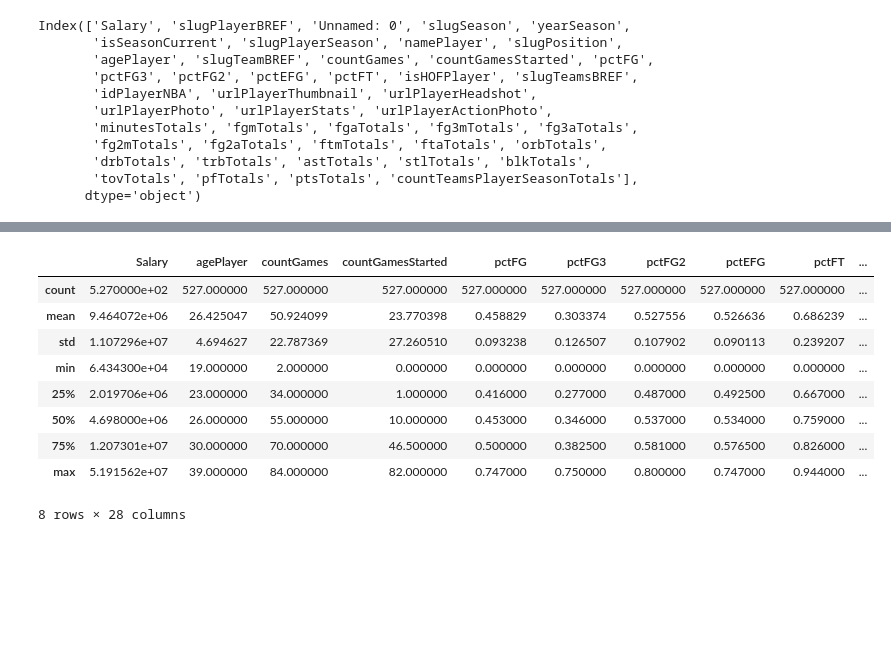
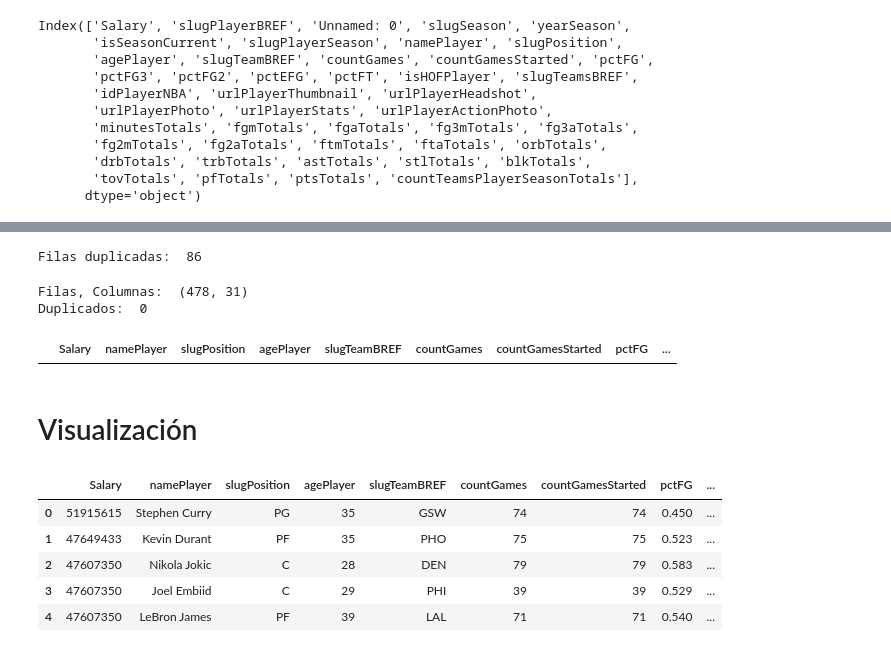
Before and after one commit to m-1806/nba, a Jupyter notebook: M.ipynb, the cells around one changed output, grey strips where cells are left out. Cells and saved outputs as stored; diff of their text form; code cells hidden in the pictures; blank space fills up the shorter version.

Commit message:
merge

```diff
--- a/M.ipynb
+++ b/M.ipynb
@@ -140,6 +100,7 @@ Index(['Unnamed: 0', 'slugSeason', 'yearSeason', 'isSeasonCurrent',
 # %%
-SS = pd.merge(salary, stats,how='inner', on='slugPlayerBREF')
-SS
+# Juntamos salary2 y stats en 1 dataset
+SS = pd.merge(salary2, stats,how='inner', on='slugPlayerBREF')
+SS.head(3)
 # %% [output]
 |  | Salary | slugPlayerBREF | Unnamed: 0 | slugSeason | yearSeason | isSeasonCurrent | slugPlayerSeason | ... |
 | 0 | 51915615 | curryst01 | 114 | 2023-24 | 2023 | False | curryst01_2024 | ... |
@@ -157,3 +108,0 @@ SS
-# %%
-SS = SS.dropna(subset=['Salary'])
-SS
@@ -185,12 +120,3 @@ Index(['Salary', 'slugPlayerBREF', 'Unnamed: 0', 'slugSeason', 'yearSeason',
        'drbTotals', 'trbTotals', 'astTotals', 'stlTotals', 'blkTotals',
        'tovTotals', 'pfTotals', 'ptsTotals', 'countTeamsPlayerSeasonTotals'],
       dtype='object')
-# %%
-SS = SS[['namePlayer','Salary', 'slugPlayerBREF', 'slugPosition',
-       'agePlayer', 'slugTeamBREF', 'countGames', 'countGamesStarted', 'pctFG',
-       'pctFG3', 'pctFG2', 'pctEFG', 'pctFT', 'isHOFPlayer', 'slugTeamsBREF',
-       'idPlayerNBA', 'minutesTotals', 'fgmTotals', 'fgaTotals', 'fg3mTotals', 'fg3aTotals',
-       'fg2mTotals', 'fg2aTotals', 'ftmTotals', 'ftaTotals', 'orbTotals',
-       'drbTotals', 'trbTotals', 'astTotals', 'stlTotals', 'blkTotals',
-       'tovTotals', 'pfTotals', 'ptsTotals']]
-SS
@@ -210,0 +123,7 @@ SS
+# %%
+# Eliminamos columnas inecesarias
+SS = SS.drop(columns=['slugPlayerBREF', 'Unnamed: 0', 'slugSeason', 'yearSeason',
+       'isSeasonCurrent', 'slugPlayerSeason', 'idPlayerNBA', 'urlPlayerThumbnail',
+       'urlPlayerHeadshot', 'urlPlayerPhoto', 'urlPlayerStats', 'urlPlayerActionPhoto',
+       'countTeamsPlayerSeasonTotals', 'isHOFPlayer'])
+SS.columns
@@ -211,13 +139,29 @@ SS
+# %%
+# Buscar si existen filas duplicadas
+print("Filas duplicadas: ", sum(SS.duplicated(subset="namePlayer", keep=False)))
+# %% [output]
+Filas duplicadas:  86
+# %%
+# Quitar las filas duplicadas
+SS = SS.drop_duplicates(subset='namePlayer')
+print("Filas, Columnas: ", SS.shape)
+print("Duplicados: ",sum(SS.duplicated(subset='namePlayer', keep=False)))
+# %% [output]
+Filas, Columnas:  (478, 31)
+Duplicados:  0
+# %%
+# Checar valores Null en todo el dataset
+SS[SS.isnull().any(axis=1)]
+# %% [output]
+|  | Salary | namePlayer | slugPosition | agePlayer | slugTeamBREF | countGames | countGamesStarted | pctFG | ... |
+# %% [markdown]
+# Visualización
 # %%
-SS.describe()
+SS.head()
 # %% [output]
-|  | Salary | agePlayer | countGames | countGamesStarted | pctFG | pctFG3 | pctFG2 | pctEFG | pctFT | ... |
-| count | 5.270000e+02 | 527.000000 | 527.000000 | 527.000000 | 527.000000 | 527.000000 | 527.000000 | 527.000000 | 527.000000 | ... |
-| mean | 9.464072e+06 | 26.425047 | 50.924099 | 23.770398 | 0.458829 | 0.303374 | 0.527556 | 0.526636 | 0.686239 | ... |
-| std | 1.107296e+07 | 4.694627 | 22.787369 | 27.260510 | 0.093238 | 0.126507 | 0.107902 | 0.090113 | 0.239207 | ... |
-| min | 6.434300e+04 | 19.000000 | 2.000000 | 0.000000 | 0.000000 | 0.000000 | 0.000000 | 0.000000 | 0.000000 | ... |
-| 25% | 2.019706e+06 | 23.000000 | 34.000000 | 1.000000 | 0.416000 | 0.277000 | 0.487000 | 0.492500 | 0.667000 | ... |
-| 50% | 4.698000e+06 | 26.000000 | 55.000000 | 10.000000 | 0.453000 | 0.346000 | 0.537000 | 0.534000 | 0.759000 | ... |
-| 75% | 1.207301e+07 | 30.000000 | 70.000000 | 46.500000 | 0.500000 | 0.382500 | 0.581000 | 0.576500 | 0.826000 | ... |
-| max | 5.191562e+07 | 39.000000 | 84.000000 | 82.000000 | 0.747000 | 0.750000 | 0.800000 | 0.747000 | 0.944000 | ... |
+|  | Salary | namePlayer | slugPosition | agePlayer | slugTeamBREF | countGames | countGamesStarted | pctFG | ... |
+| 0 | 51915615 | Stephen Curry | PG | 35 | GSW | 74 | 74 | 0.450 | ... |
+| 1 | 47649433 | Kevin Durant | PF | 35 | PHO | 75 | 75 | 0.523 | ... |
+| 2 | 47607350 | Nikola Jokic | C | 28 | DEN | 79 | 79 | 0.583 | ... |
+| 3 | 47607350 | Joel Embiid | C | 29 | PHI | 39 | 39 | 0.529 | ... |
+| 4 | 47607350 | LeBron James | PF | 39 | LAL | 71 | 71 | 0.540 | ... |
-8 rows × 28 columns
```
Also changed, not shown: parts of 36 cells of this notebook.
